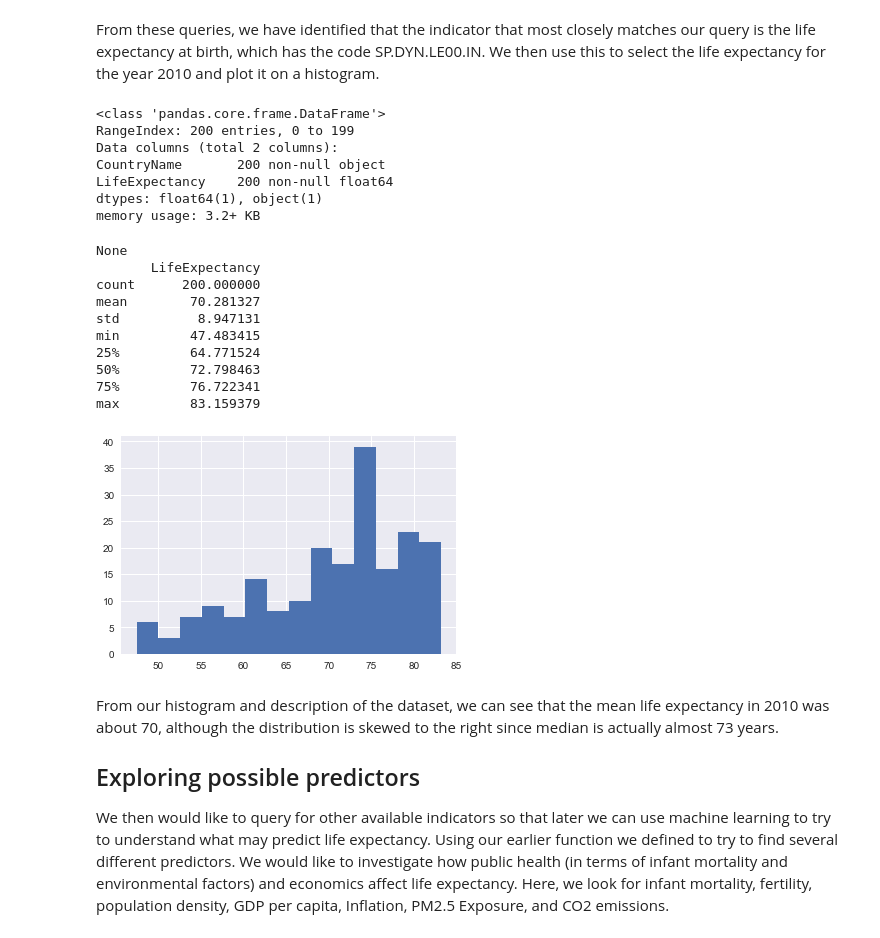
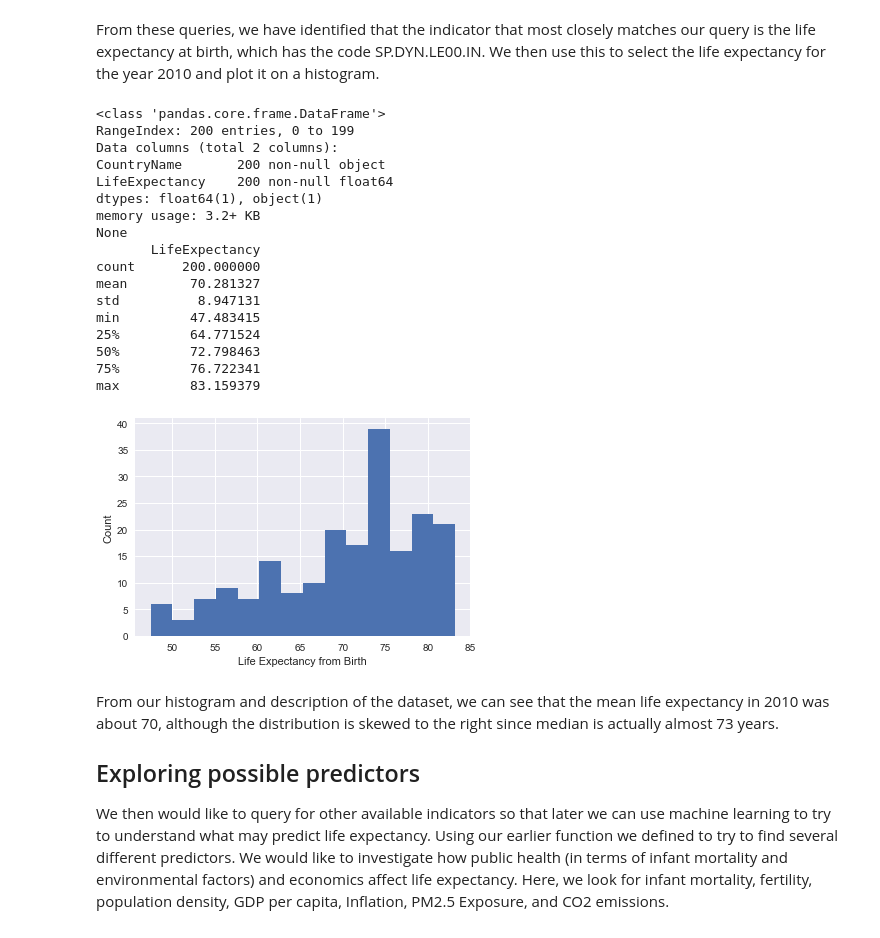
Before and after one commit to aawiegel/World-Dev-Indicators, a Jupyter notebook: WorldDevLifeExpectancy.ipynb, the cells around one changed output. Cells and saved outputs as stored; diff of their text form; code cells hidden in the pictures.

```diff
--- a/WorldDevLifeExpectancy.ipynb
+++ b/WorldDevLifeExpectancy.ipynb
@@ -106,44 +106,46 @@ stmt = sqla.select([tables["Indicators"].c.CountryName, tables["Indicators"].c.V
 stmt = stmt.select_from(tables["Indicators"].join(tables["Country"],
                                                  tables["Country"].c.CountryCode == tables["Indicators"].c.CountryCode))
 
 stmt = stmt.where(sqla.and_(tables["Country"].c.Region.isnot(""),
                             tables["Indicators"].c.IndicatorCode == "SP.DYN.LE00.IN",
                             tables["Indicators"].c.Year == 2010)
     )
 
 
 conn = engine.connect()
 
 # Load into pandas dataframe
 
 life_exp = pd.read_sql_query(stmt, conn)
 
 print(life_exp.info())
 print(life_exp.describe())
 
 
 plt.hist(life_exp["LifeExpectancy"], bins = 14)
+plt.xlabel("Life Expectancy from Birth")
+plt.ylabel("Count")
 
 conn.close()
 # %% [output]
 <class 'pandas.core.frame.DataFrame'>
 RangeIndex: 200 entries, 0 to 199
 Data columns (total 2 columns):
 CountryName       200 non-null object
 LifeExpectancy    200 non-null float64
 dtypes: float64(1), object(1)
 memory usage: 3.2+ KB
+None
+       LifeExpectancy
+count      200.000000
+mean        70.281327
+std          8.947131
+min         47.483415
+25%         64.771524
+50%         72.798463
+75%         76.722341
+max         83.159379
-None
-       LifeExpectancy
-count      200.000000
-mean        70.281327
-std          8.947131
-min         47.483415
-25%         64.771524
-50%         72.798463
-75%         76.722341
-max         83.159379
-[figure, old version]
+[figure, new version]
 # %% [markdown]
 From our histogram and description of the dataset, we can see that the mean life expectancy in 2010 was about 70, although the distribution is skewed to the right since median is actually almost 73 years.
 
```
